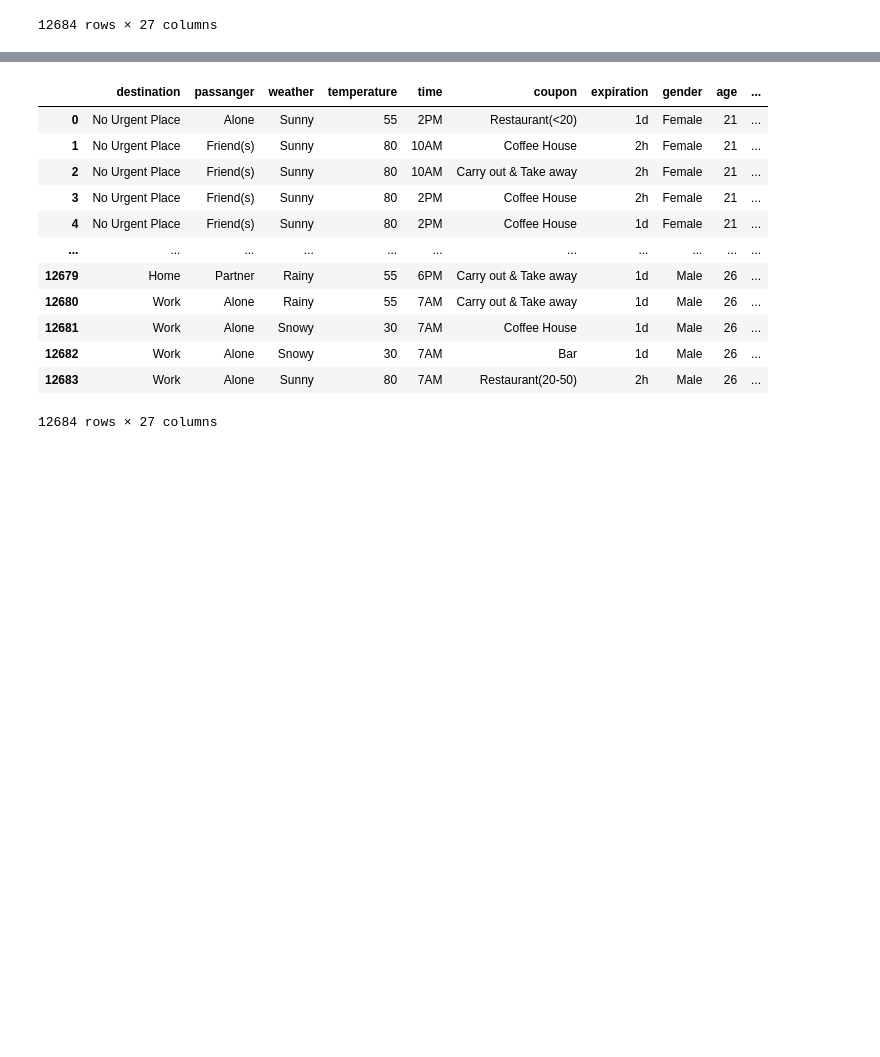
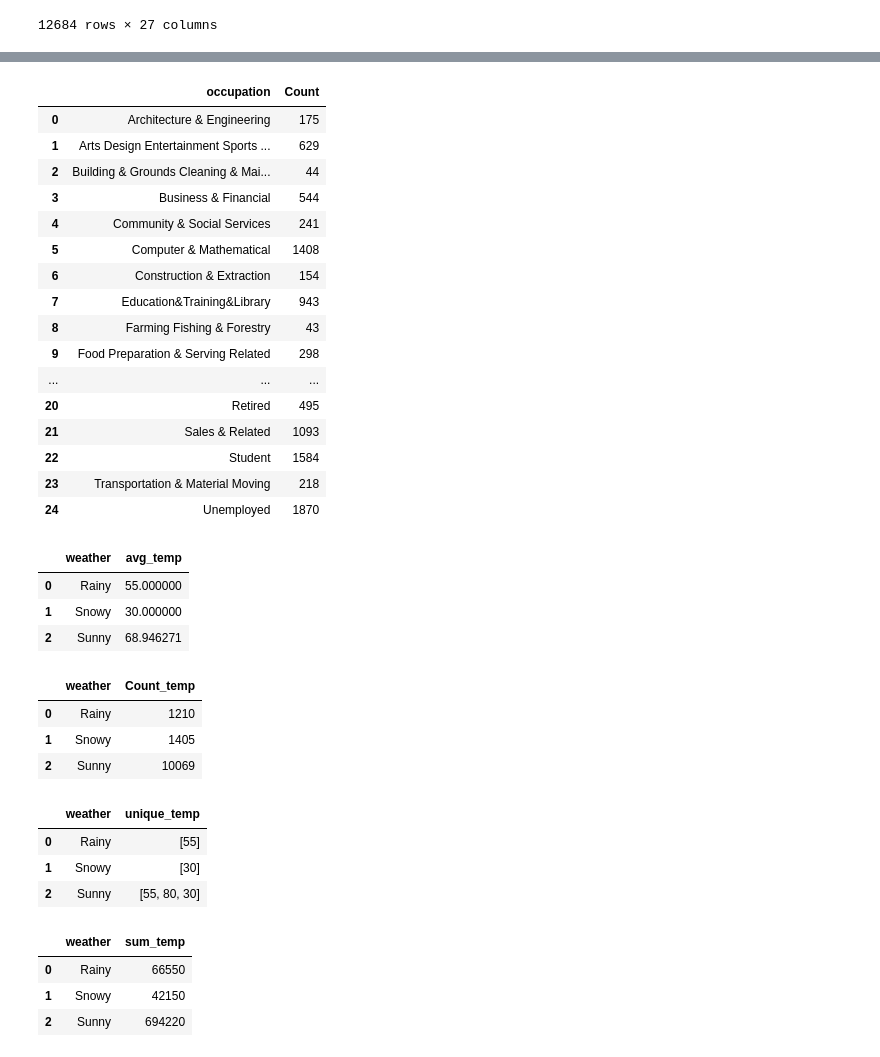
Before and after one commit to Ram2002-ai/DataScience_NareshIt, a Jupyter notebook: MySql/restourant_sql_project.ipynb, the cells around one changed output, grey strips where cells are left out. Cells and saved outputs as stored; diff of their text form; code cells hidden in the pictures; blank space fills up the shorter version.

```diff
--- a/MySql/restourant_sql_project.ipynb
+++ b/MySql/restourant_sql_project.ipynb
@@ -99,4 +99,4 @@ df.sort_values(by='coupon')
 | 0 | No Urgent Place | Alone | Sunny | 55 | 2PM | Restaurant(<20) | 1d | Female | 21 | ... |
 12684 rows × 27 columns
 # %%
-df['destination'].rename('Destination')
+df.rename(columns={'destination':'Destination'},inplace=True)
@@ -116,16 +119,48 @@ Name: Destination, Length: 12684, dtype: object
 # %%
-df
+df.groupby('occupation').size().to_frame('Count').reset_index()
 # %% [output]
-|  | destination | passanger | weather | temperature | time | coupon | expiration | gender | age | ... |
-| 0 | No Urgent Place | Alone | Sunny | 55 | 2PM | Restaurant(<20) | 1d | Female | 21 | ... |
-| 1 | No Urgent Place | Friend(s) | Sunny | 80 | 10AM | Coffee House | 2h | Female | 21 | ... |
-| 2 | No Urgent Place | Friend(s) | Sunny | 80 | 10AM | Carry out & Take away | 2h | Female | 21 | ... |
-| 3 | No Urgent Place | Friend(s) | Sunny | 80 | 2PM | Coffee House | 2h | Female | 21 | ... |
-| 4 | No Urgent Place | Friend(s) | Sunny | 80 | 2PM | Coffee House | 1d | Female | 21 | ... |
-| ... | ... | ... | ... | ... | ... | ... | ... | ... | ... | ... |
-| 12679 | Home | Partner | Rainy | 55 | 6PM | Carry out & Take away | 1d | Male | 26 | ... |
-| 12680 | Work | Alone | Rainy | 55 | 7AM | Carry out & Take away | 1d | Male | 26 | ... |
-| 12681 | Work | Alone | Snowy | 30 | 7AM | Coffee House | 1d | Male | 26 | ... |
-| 12682 | Work | Alone | Snowy | 30 | 7AM | Bar | 1d | Male | 26 | ... |
-| 12683 | Work | Alone | Sunny | 80 | 7AM | Restaurant(20-50) | 2h | Male | 26 | ... |
+|  | occupation | Count |
+| 0 | Architecture & Engineering | 175 |
+| 1 | Arts Design Entertainment Sports ... | 629 |
+| 2 | Building & Grounds Cleaning & Mai... | 44 |
+| 3 | Business & Financial | 544 |
+| 4 | Community & Social Services | 241 |
+| 5 | Computer & Mathematical | 1408 |
+| 6 | Construction & Extraction | 154 |
+| 7 | Education&Training&Library | 943 |
+| 8 | Farming Fishing & Forestry | 43 |
+| 9 | Food Preparation & Serving Related | 298 |
+| ... | ... | ... |
+| 20 | Retired | 495 |
+| 21 | Sales & Related | 1093 |
+| 22 | Student | 1584 |
+| 23 | Transportation & Material Moving | 218 |
+| 24 | Unemployed | 1870 |
-12684 rows × 27 columns
+# %%
+df.groupby('weather')['temperature'].mean().to_frame('avg_temp').reset_index()
+# %% [output]
+|  | weather | avg_temp |
+| 0 | Rainy | 55.000000 |
+| 1 | Snowy | 30.000000 |
+| 2 | Sunny | 68.946271 |
+# %%
+df.groupby('weather')['temperature'].size().to_frame('Count_temp').reset_index()
+# %% [output]
+|  | weather | Count_temp |
+| 0 | Rainy | 1210 |
+| 1 | Snowy | 1405 |
+| 2 | Sunny | 10069 |
+# %%
+df.groupby('weather')['temperature'].unique().to_frame('unique_temp').reset_index()
+# %% [output]
+|  | weather | unique_temp |
+| 0 | Rainy | [55] |
+| 1 | Snowy | [30] |
+| 2 | Sunny | [55, 80, 30] |
+# %%
+df.groupby('weather')['temperature'].sum().to_frame('sum_temp').reset_index()
+# %% [output]
+|  | weather | sum_temp |
+| 0 | Rainy | 66550 |
+| 1 | Snowy | 42150 |
+| 2 | Sunny | 694220 |
```
Also changed, not shown: parts of 15 cells of this notebook, 3 other files.
